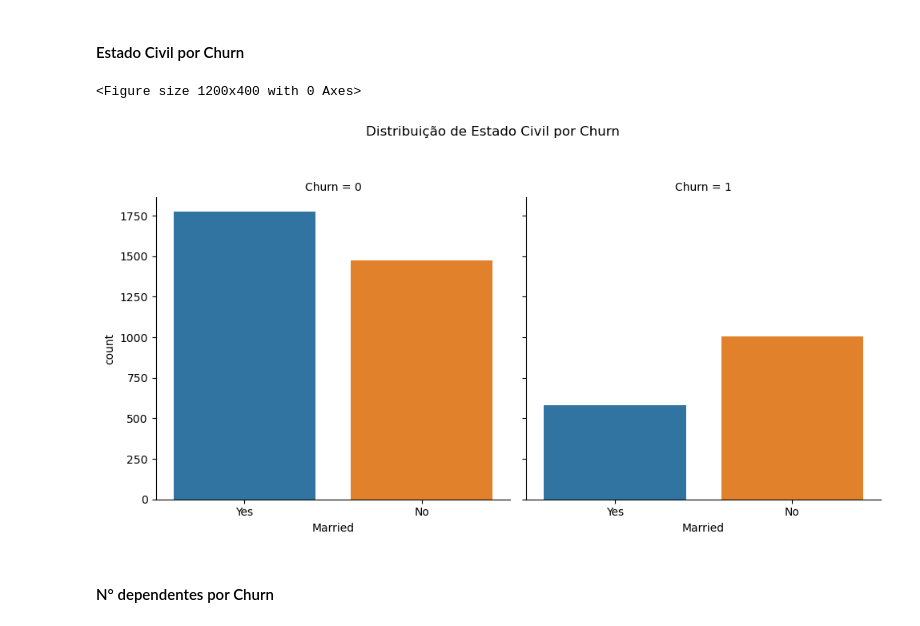
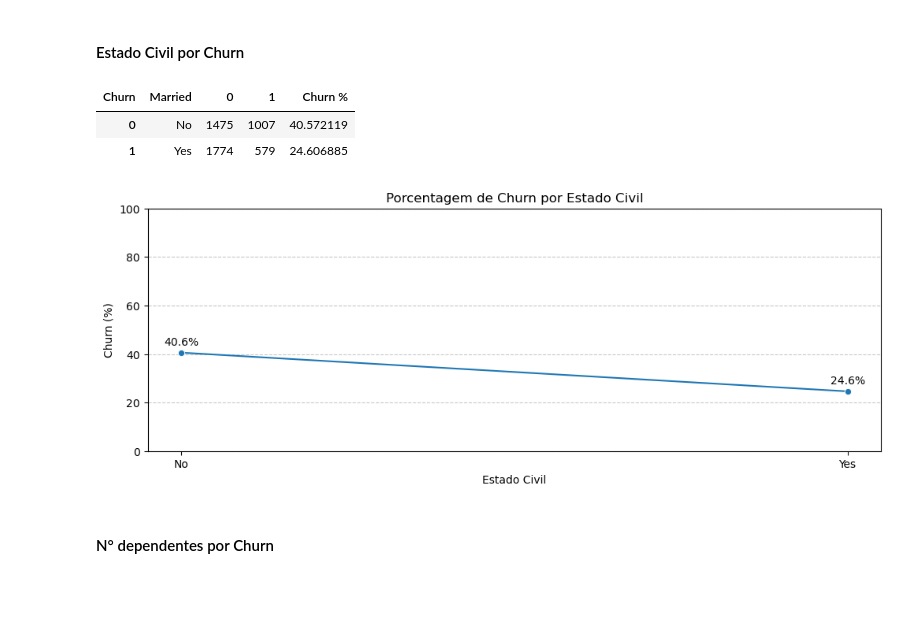
Before and after one commit to Passaret/Case-Churn, a Jupyter notebook: Customer_Churn_Prediction.ipynb, the cells around one changed output. Drawn from its saved outputs; the diff is of its cells as text; code cells hidden in the pictures; blank space fills up the shorter version.

```diff
--- a/Customer_Churn_Prediction.ipynb
+++ b/Customer_Churn_Prediction.ipynb
@@ -291,13 +335,47 @@ g.fig.tight_layout()
 # %% [markdown]
 #### Estado Civil por Churn
-# %%
-plt.figure(figsize=(12,4))
-
-g = sns.catplot(data=df, x="Married", col="Churn", kind="count")
-g.fig.suptitle("Distribuição de Estado Civil por Churn", y=1.05)
-g.fig.tight_layout()
-# %% [output]
-<Figure size 1200x400 with 0 Axes>
-[figure, removed]
+# %%
+# Criando tabela para o plot
+Casado_Churn = (
+    df.groupby(["Married", "Churn"])
+    .size()
+    .reset_index(name="count")
+    .pivot(index="Married", columns="Churn", values="count")
+)
+
+# Calculando % de Churn
+Casado_Churn["Churn %"] = ( Casado_Churn[1] / (Casado_Churn[0] + Casado_Churn[1]) * 100)
+
+Casado_Churn.reset_index(inplace= True)
+
+Casado_Churn
+# %% [output]
+| Churn | Married | 0 | 1 | Churn % |
+| 0 | No | 1475 | 1007 | 40.572119 |
+| 1 | Yes | 1774 | 579 | 24.606885 |
+# %%
+plt.figure(figsize=(12, 4))
+
+g = sns.lineplot(data=Casado_Churn, x="Married", y="Churn %", marker="o")
+
+# Loop para colocar texto nos pontos
+texts = Casado_Churn.apply(
+    lambda row: g.text(
+        row["Married"],
+        row["Churn %"] + 3,
+        f"{row['Churn %']:.1f}%",
+        ha="center",
+        fontsize=10,
+    ),
+    axis=1,
+)
+
+plt.title("Porcentagem de Churn por Estado Civil")
+plt.ylabel("Churn (%)")
+plt.xlabel("Estado Civil")
+plt.ylim(0, 100)
+plt.grid(axis="y", linestyle="--", alpha=0.7)
+# %% [output]
+[figure, added]
 # %% [markdown]
 #### N° dependentes por Churn
```
Also changed, not shown: parts of 62 cells of this notebook.
